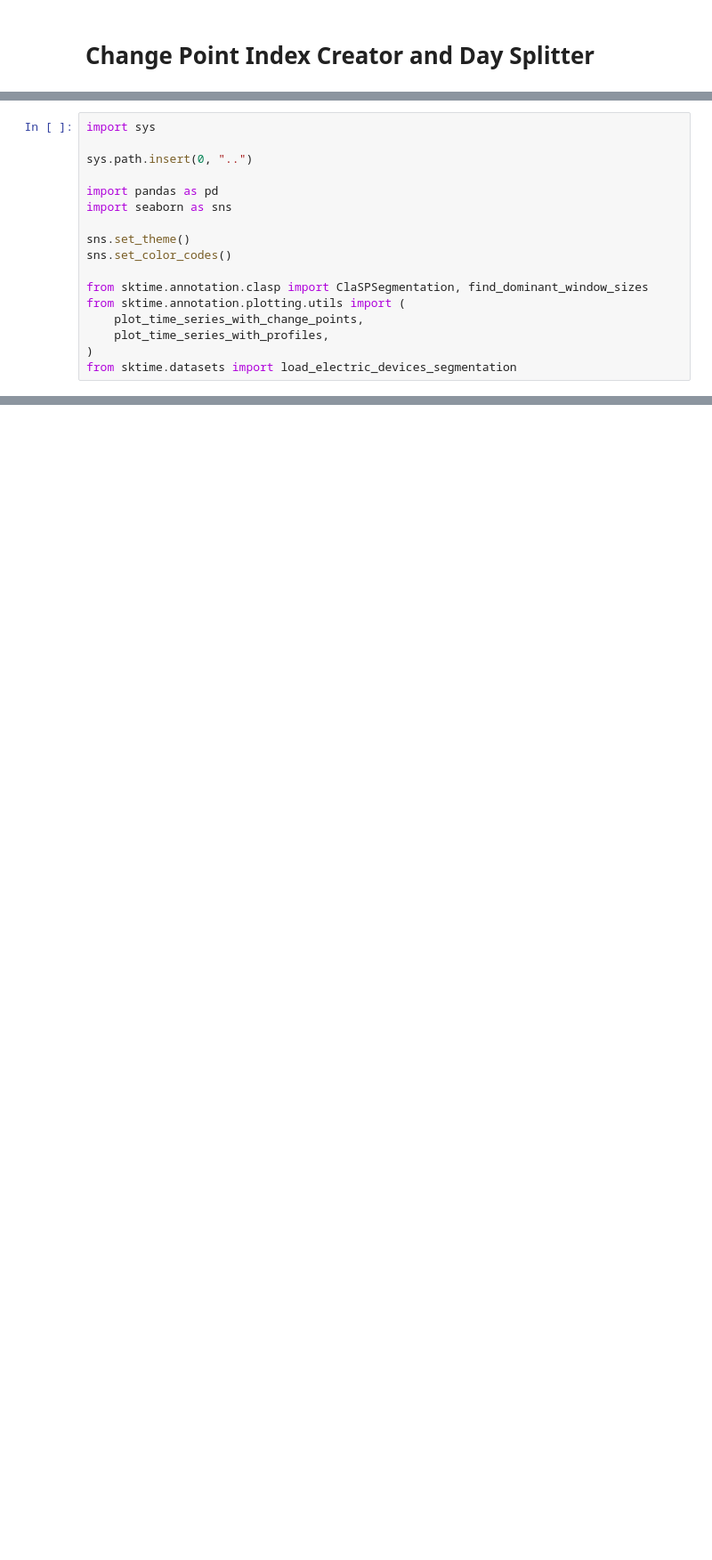
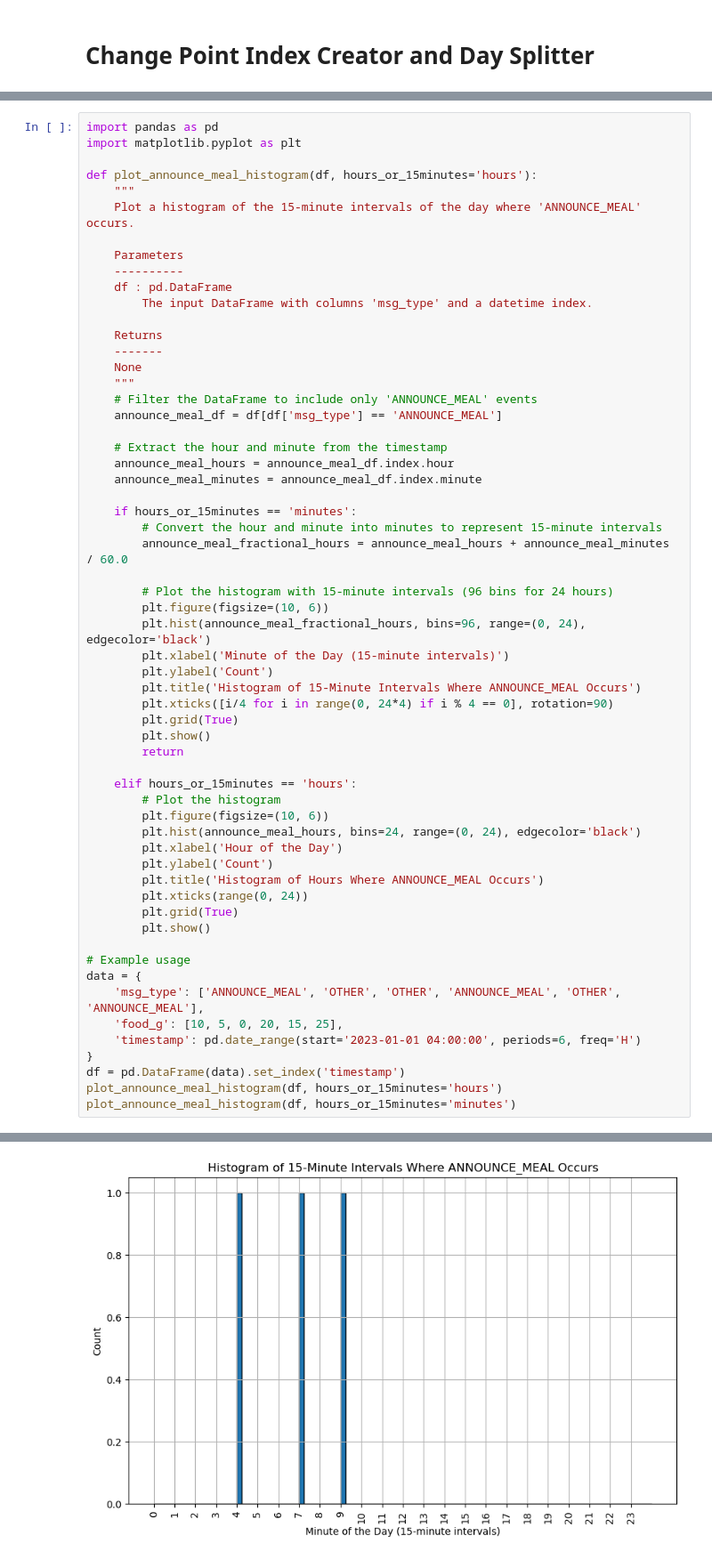
Before and after one commit to RobotPsychologist/bg_control, a Jupyter notebook: 0_meal_identification/meal_identification/notebooks/1.01-cjr-change-point-index-creator.ipynb, the cells around one changed output, grey strips where cells are left out. Shown: that part at 89% size. Cells and saved outputs as stored; diff of their text form; blank space fills up the shorter version.

```diff
--- a/0_meal_identification/meal_identification/notebooks/1.01-cjr-change-point-index-creator.ipynb
+++ b/0_meal_identification/meal_identification/notebooks/1.01-cjr-change-point-index-creator.ipynb
@@ -366,17 +2,0 @@ Index([ 115,  126,  139,  140,  150,  164,  399,  423,  482,  503,  506,  527,
-# %%
-import sys
-
-sys.path.insert(0, "..")
-
-import pandas as pd
-import seaborn as sns
-
-sns.set_theme()
-sns.set_color_codes()
-
-from sktime.annotation.clasp import ClaSPSegmentation, find_dominant_window_sizes
-from sktime.annotation.plotting.utils import (
-    plot_time_series_with_change_points,
-    plot_time_series_with_profiles,
-)
-from sktime.datasets import load_electric_devices_segmentation
@@ -912,0 +372,60 @@ len(df67[df67['msg_type'] == 'ANNOUNCE_MEAL'])
+# %%
+import pandas as pd
+import matplotlib.pyplot as plt
+
+def plot_announce_meal_histogram(df, hours_or_15minutes='hours'):
+    """
+    Plot a histogram of the 15-minute intervals of the day where 'ANNOUNCE_MEAL' occurs.
+
+    Parameters
+    ----------
+    df : pd.DataFrame
+        The input DataFrame with columns 'msg_type' and a datetime index.
+
+    Returns
+    -------
+    None
+    """
+    # Filter the DataFrame to include only 'ANNOUNCE_MEAL' events
+    announce_meal_df = df[df['msg_type'] == 'ANNOUNCE_MEAL']
+
+    # Extract the hour and minute from the timestamp
+    announce_meal_hours = announce_meal_df.index.hour
+    announce_meal_minutes = announce_meal_df.index.minute
+
+    if hours_or_15minutes == 'minutes':
+        # Convert the hour and minute into minutes to represent 15-minute intervals
+        announce_meal_fractional_hours = announce_meal_hours + announce_meal_minutes / 60.0
+
+        # Plot the histogram with 15-minute intervals (96 bins for 24 hours)
+        plt.figure(figsize=(10, 6))
+        plt.hist(announce_meal_fractional_hours, bins=96, range=(0, 24), edgecolor='black')
+        plt.xlabel('Minute of the Day (15-minute intervals)')
+        plt.ylabel('Count')
+        plt.title('Histogram of 15-Minute Intervals Where ANNOUNCE_MEAL Occurs')
+        plt.xticks([i/4 for i in range(0, 24*4) if i % 4 == 0], rotation=90)
+        plt.grid(True)
+        plt.show()
+        return
+
+    elif hours_or_15minutes == 'hours':
+        # Plot the histogram
+        plt.figure(figsize=(10, 6))
+        plt.hist(announce_meal_hours, bins=24, range=(0, 24), edgecolor='black')
+        plt.xlabel('Hour of the Day')
+        plt.ylabel('Count')
+        plt.title('Histogram of Hours Where ANNOUNCE_MEAL Occurs')
+        plt.xticks(range(0, 24))
+        plt.grid(True)
+        plt.show()
+
+# Example usage
+data = {
+    'msg_type': ['ANNOUNCE_MEAL', 'OTHER', 'OTHER', 'ANNOUNCE_MEAL', 'OTHER', 'ANNOUNCE_MEAL'],
+    'food_g': [10, 5, 0, 20, 15, 25],
+    'timestamp': pd.date_range(start='2023-01-01 04:00:00', periods=6, freq='H')
+}
+df = pd.DataFrame(data).set_index('timestamp')
+plot_announce_meal_histogram(df, hours_or_15minutes='hours')
+plot_announce_meal_histogram(df, hours_or_15minutes='minutes')
+# %% [output]
@@ -912,0 +433 @@ len(df67[df67['msg_type'] == 'ANNOUNCE_MEAL'])
+[figure, added]
```
Also changed, not shown: parts of 59 cells of this notebook, 10 other files.
